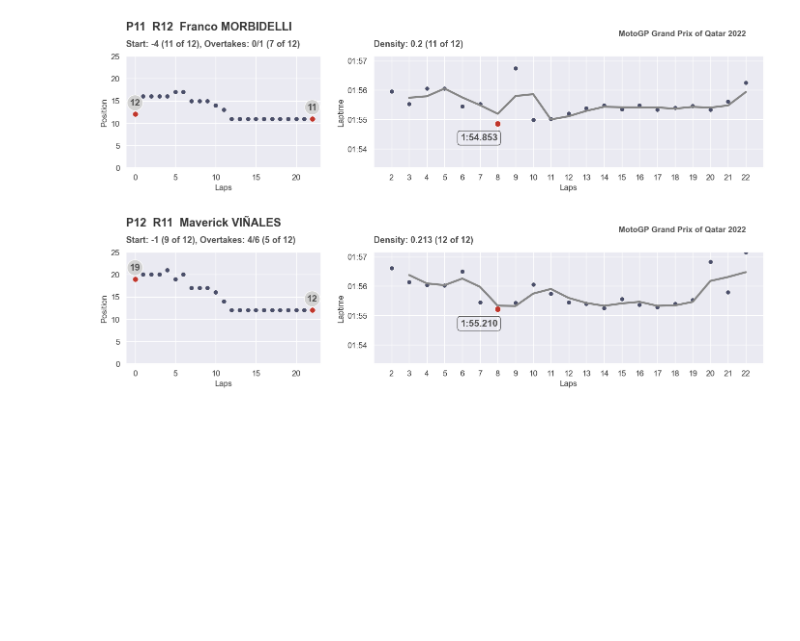
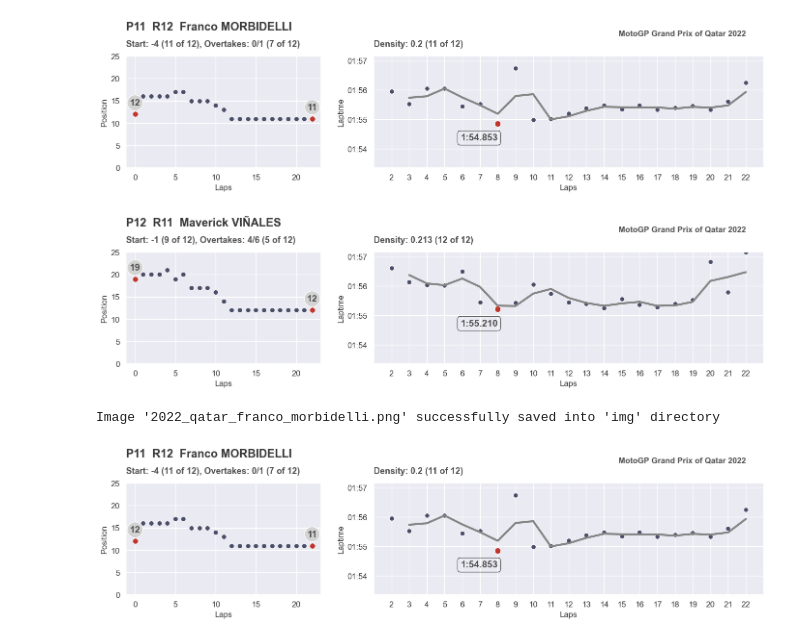
Before and after one commit to a-chasovsky/motogp-analytics, a Jupyter notebook: motogp_riders_rating.ipynb, the cells around one changed output. Cells and saved outputs as stored; diff of their text form; code cells hidden in the pictures; blank space fills up the shorter version.

```diff
--- a/motogp_riders_rating.ipynb
+++ b/motogp_riders_rating.ipynb
@@ -1877,6 +1877,32 @@ points_df
 # %% [markdown]
 #### Построение итоговых графиков
 # %%
+def savefig(name, dir='img', format='png', dpi=100, transparent=True,  figure=None, **kwargs):
+    '''
+    Saves figure as PNG to 'img/' dir
+    '''
+    if figure is None:
+       figure = fig
+    if dir is None:
+        dir = 'img'
+    else:
+        if dir != 'img':
+            dir = f'img/{dir}'
+        else:
+            pass
+    # check if dir exists and create it if not
+    if not os.path.exists(dir):
+        os.mkdir(dir)
+    figure.savefig(
+        f'{dir}/{name}.{format}',
+        transparent=transparent,
+        bbox_inches='tight',
+        dpi=dpi,
+        format=format,
+        **kwargs
+    )
+    print(f"Image '{name}.{format}' successfully saved into '{dir}' directory")
+
 def gran_prix_name_title_define(grand_prix_name, grand_prix_name_full):
 
     '''
@@ -2255,23 +2281,29 @@ for i in range(1,13):
 # %%
 name = None
 position = 11
 rating = None
 
 if name:
     name = name
 
 if position:
     name = summary_df.loc[summary_df['finish']==position, 'rider'].item()
 
 if rating:
     name = points_df.loc[rating, 'rider']
 
-plot = plot_summary_create(
+fig = plot_summary_create(
     analysis_df, moving_average_df, positions_df, points_df,
     summary_df, riders_finished_df, grand_prix_name_title,
     name=name, position=position, rating=rating)
 
 name_file = '_'.join(name.lower().split())
 plot_file_name = year_name + '_' + grand_prix_name_file + '_' + name_file
 
-plot.savefig(plot_file_name + '.png', bbox_inches='tight')
+# plot.savefig(plot_file_name + '.png', bbox_inches='tight')
+savefig(plot_file_name, dir='img')
+print('')
+fig
+# %% [output]
+Image '2022_qatar_franco_morbidelli.png' successfully saved into 'img' directory
+[figure, added]
```
Also changed, not shown: parts of 6 cells of this notebook, 15 other files.
